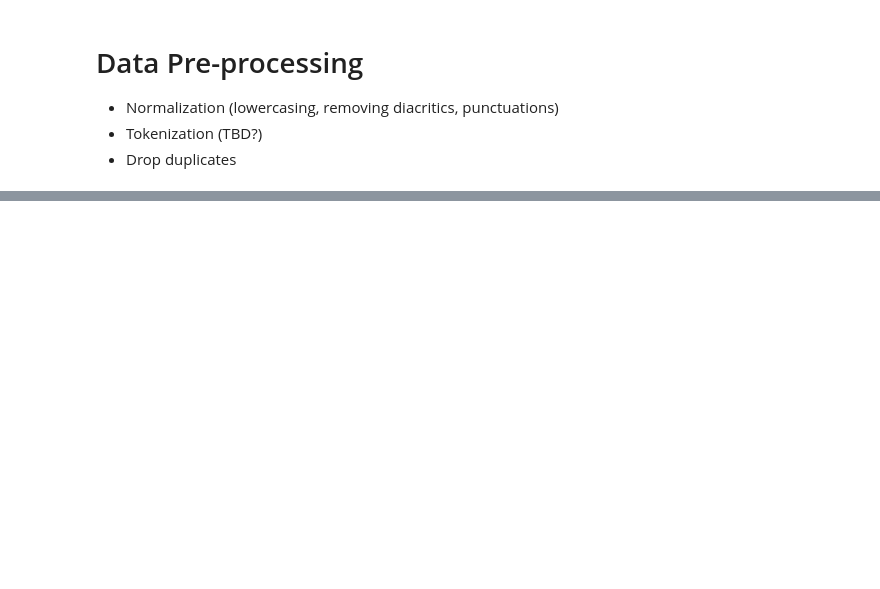
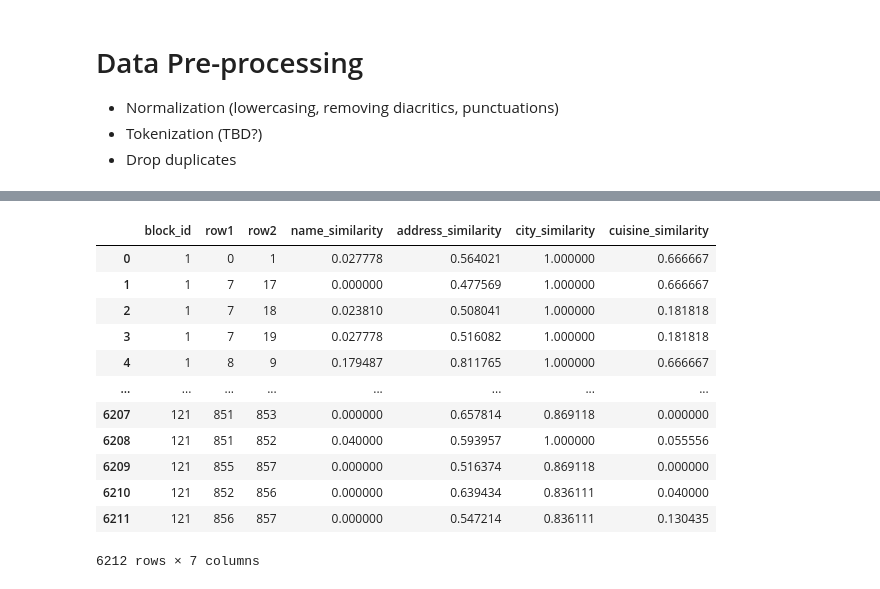
Before and after one commit to miszcz44/inzynierka_deduplikacja, a Jupyter notebook: data_pipeline/data_pipeline.ipynb, the cells around one changed output, grey strips where cells are left out. Saved outputs shown, nothing was run; the diff lists cells and outputs as text; code cells hidden in the pictures; blank space fills up the shorter version.

```diff
--- a/data_pipeline/data_pipeline.ipynb
+++ b/data_pipeline/data_pipeline.ipynb
@@ -362,0 +522,32 @@ shape: (9, 7)
+# %%
+comparison = Comparison(all_blocks)
+
+# name	address	city	cuisine
+column_algorithms = {
+    "name": comparison.qgram_similarity,
+    "address": comparison.jaro_winkler_similarity,
+    "city": comparison.jaro_winkler_similarity,
+    "cuisine": comparison.qgram_similarity
+}
+
+# Compare within blocks
+result = comparison.compare_within_blocks(
+    block_col="block_id",
+    column_algorithms=column_algorithms
+)
+
+result
+# %% [output]
+|  | block_id | row1 | row2 | name_similarity | address_similarity | city_similarity | cuisine_similarity |
+| 0 | 1 | 0 | 1 | 0.027778 | 0.564021 | 1.000000 | 0.666667 |
+| 1 | 1 | 7 | 17 | 0.000000 | 0.477569 | 1.000000 | 0.666667 |
+| 2 | 1 | 7 | 18 | 0.023810 | 0.508041 | 1.000000 | 0.181818 |
+| 3 | 1 | 7 | 19 | 0.027778 | 0.516082 | 1.000000 | 0.181818 |
+| 4 | 1 | 8 | 9 | 0.179487 | 0.811765 | 1.000000 | 0.666667 |
+| ... | ... | ... | ... | ... | ... | ... | ... |
+| 6207 | 121 | 851 | 853 | 0.000000 | 0.657814 | 0.869118 | 0.000000 |
+| 6208 | 121 | 851 | 852 | 0.040000 | 0.593957 | 1.000000 | 0.055556 |
+| 6209 | 121 | 855 | 857 | 0.000000 | 0.516374 | 0.869118 | 0.000000 |
+| 6210 | 121 | 852 | 856 | 0.000000 | 0.639434 | 0.836111 | 0.040000 |
+| 6211 | 121 | 856 | 857 | 0.000000 | 0.547214 | 0.836111 | 0.130435 |
+6212 rows × 7 columns
```
Also changed, not shown: parts of 19 cells of this notebook, 2 other files.
